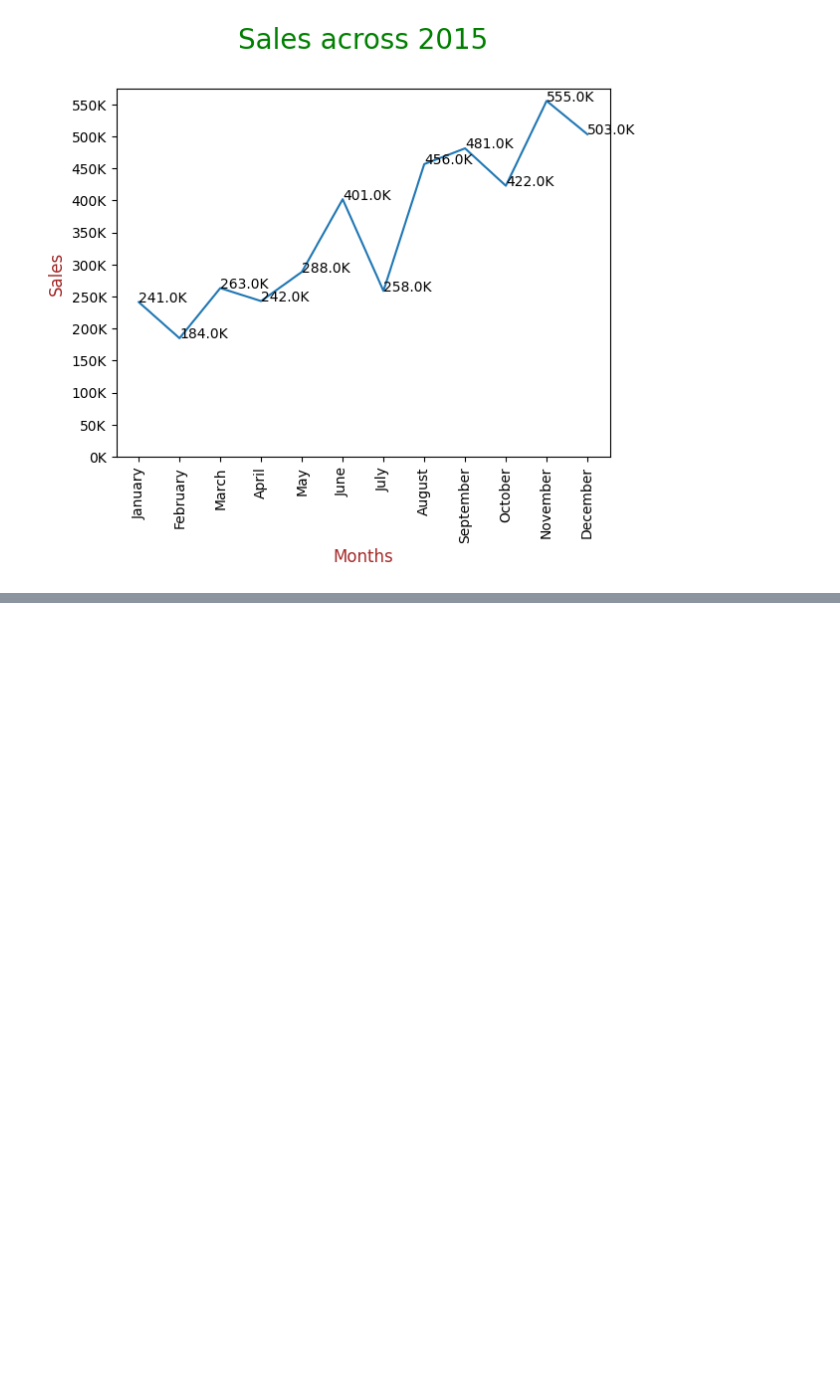
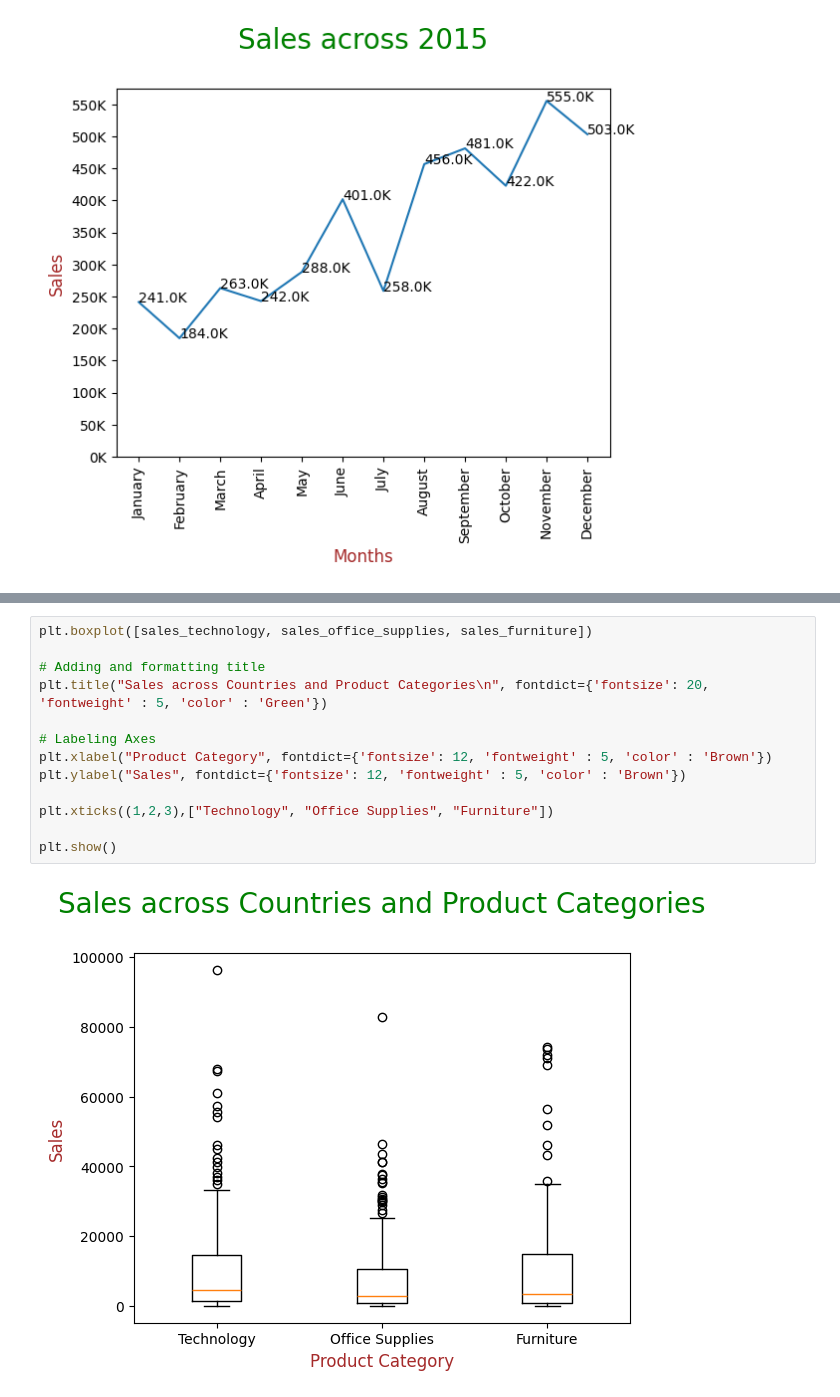
Before and after one commit to SUBHASISHBISWAS/UpGrad, a Jupyter notebook: Code/Courses/C1-SQL and Statistics Essentials/M2-Data Visualisation using Python/S1-Introduction to Data Visualisation with Matplotlib/SUBHASISH BISWAS/1-Matplotlib.ipynb, the cells around one changed output, grey strips where cells are left out. Cells and saved outputs as stored; diff of their text form; blank space fills up the shorter version.

```diff
--- a/Code/Courses/C1-SQL and Statistics Essentials/M2-Data Visualisation using Python/S1-Introduction to Data Visualisation with Matplotlib/SUBHASISH BISWAS/1-Matplotlib.ipynb
+++ b/Code/Courses/C1-SQL and Statistics Essentials/M2-Data Visualisation using Python/S1-Introduction to Data Visualisation with Matplotlib/SUBHASISH BISWAS/1-Matplotlib.ipynb
@@ -204,0 +257,15 @@ plt.show()
+# %%
+plt.boxplot([sales_technology, sales_office_supplies, sales_furniture])
+
+# Adding and formatting title
+plt.title("Sales across Countries and Product Categories\n", fontdict={'fontsize': 20, 'fontweight' : 5, 'color' : 'Green'})
+
+# Labeling Axes
+plt.xlabel("Product Category", fontdict={'fontsize': 12, 'fontweight' : 5, 'color' : 'Brown'})
+plt.ylabel("Sales", fontdict={'fontsize': 12, 'fontweight' : 5, 'color' : 'Brown'})
+
+plt.xticks((1,2,3),["Technology", "Office Supplies", "Furniture"])
+
+plt.show()
+# %% [output]
+[figure, added]
```
Also changed, not shown: parts of 3 cells of this notebook.
